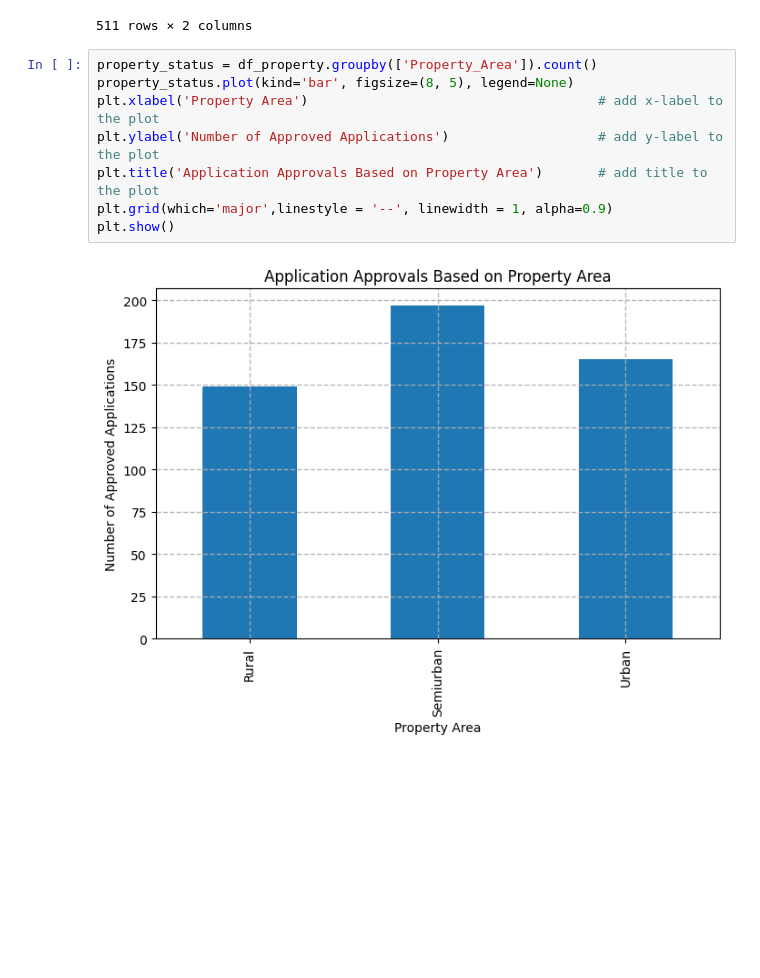
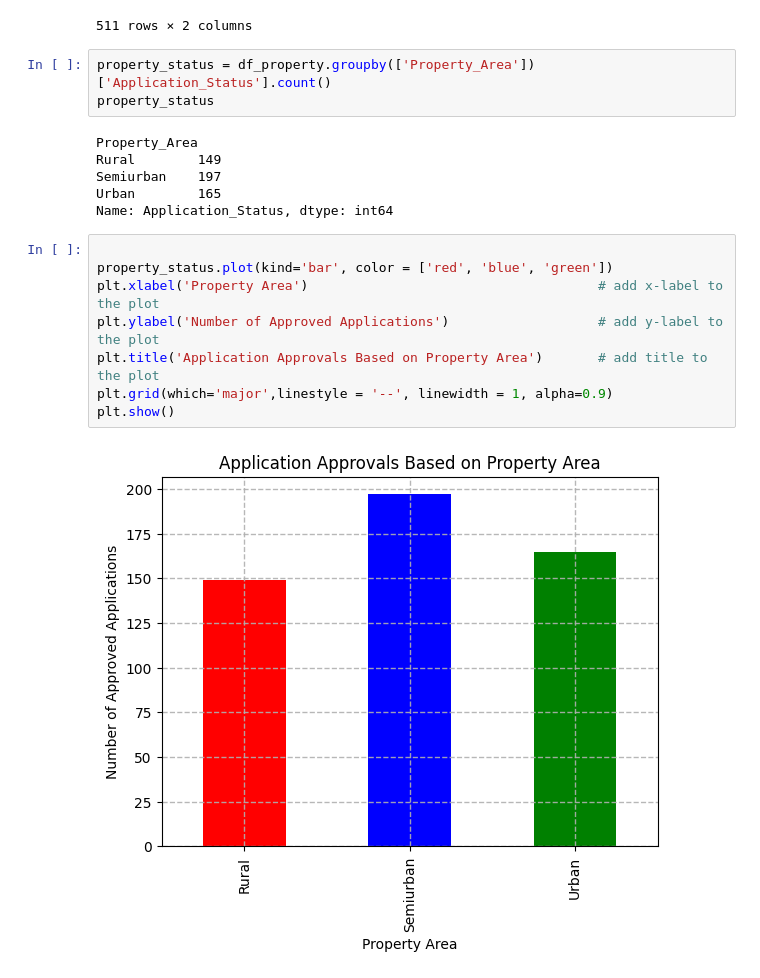
Before and after one commit to AbenezerTsige/Cap_Sone_Project, a Jupyter notebook: Credit_Card_System.ipynb, the cells around one changed output. Cells and saved outputs as stored; diff of their text form; blank space fills up the shorter version.

```diff
--- a/Credit_Card_System.ipynb
+++ b/Credit_Card_System.ipynb
@@ -578,13 +625,22 @@ df_property
 | 509 | Urban | Y |
 | 510 | Semiurban | N |
 511 rows × 2 columns
+# %%
+property_status = df_property.groupby(['Property_Area'])['Application_Status'].count()
+property_status
+# %% [output]
+Property_Area
+Rural        149
+Semiurban    197
+Urban        165
+Name: Application_Status, dtype: int64
 # %%
-property_status = df_property.groupby(['Property_Area']).count()
-property_status.plot(kind='bar', figsize=(8, 5), legend=None)
+
+property_status.plot(kind='bar', color = ['red', 'blue', 'green'])
 plt.xlabel('Property Area')                                     # add x-label to the plot
 plt.ylabel('Number of Approved Applications')                   # add y-label to the plot
 plt.title('Application Approvals Based on Property Area')       # add title to the plot
 plt.grid(which='major',linestyle = '--', linewidth = 1, alpha=0.9)
 plt.show()
 # %% [output]
-[figure, old version]
+[figure, new version]
```
Also changed, not shown: parts of 18 cells of this notebook.
